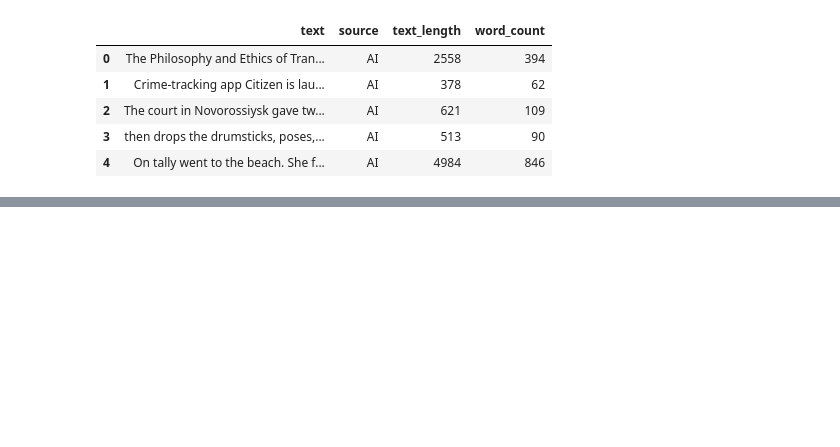
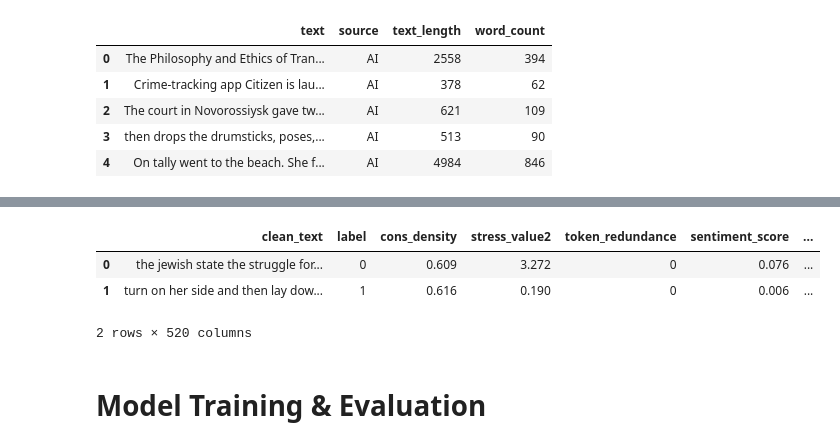
Before and after one commit to nghia95/fake-data-detector, a Jupyter notebook: notebooks/Halim_exploratory.ipynb, the cells around one changed output, grey strips where cells are left out. Saved outputs shown, nothing was run; the diff lists cells and outputs as text; code cells hidden in the pictures; blank space fills up the shorter version.

```diff
--- a/notebooks/Halim_exploratory.ipynb
+++ b/notebooks/Halim_exploratory.ipynb
@@ -194,0 +391,15 @@ df_clean.head()
+# %%
+# Merge ALBERT embeddings with features in a dataframe
+
+albert_df = pd.DataFrame(albert_embeddings).reset_index(drop=True)
+df_features500 = df_features500.reset_index(drop=True)
+albert_final_df = pd.concat([df_features500, albert_df], axis=1)
+
+albert_final_df.head(2)
+# %% [output]
+|  | clean_text | label | cons_density | stress_value2 | token_redundance | sentiment_score | ... |
+| 0 | the jewish state the struggle for... | 0 | 0.609 | 3.272 | 0 | 0.076 | ... |
+| 1 | turn on her side and then lay dow... | 1 | 0.616 | 0.190 | 0 | 0.006 | ... |
+2 rows × 520 columns
+# %% [markdown]
+# Model Training & Evaluation
```
Also changed, not shown: parts of 33 cells of this notebook.
